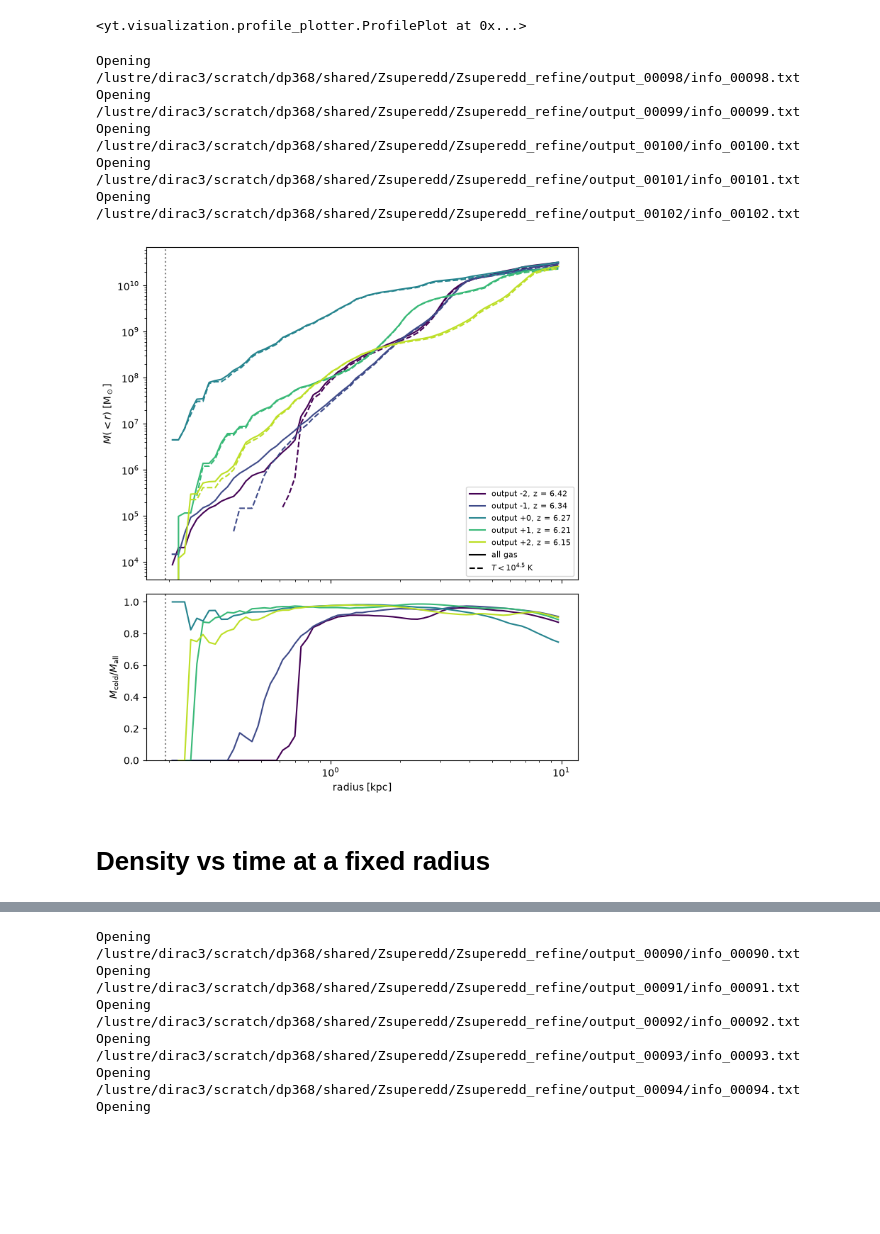
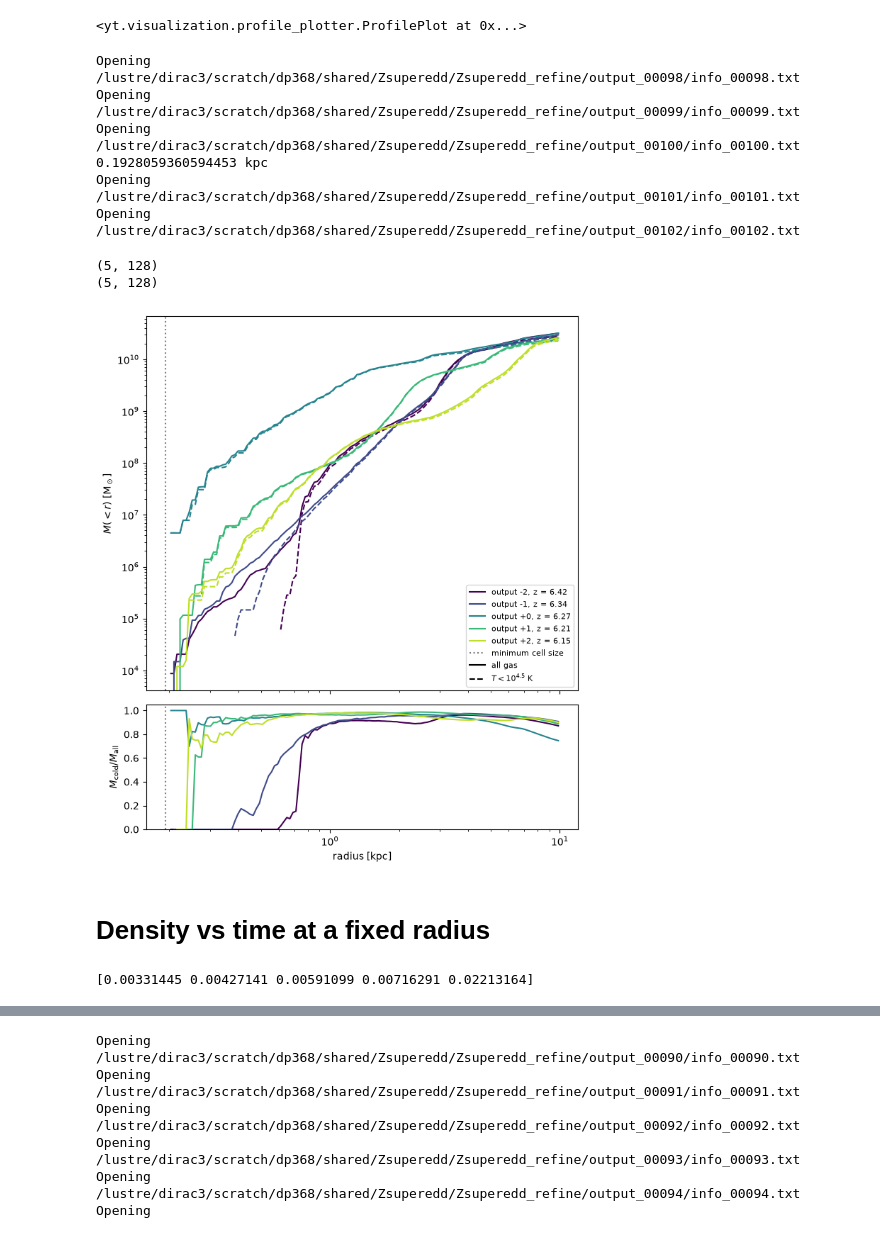
Before and after one commit to OrcaSKang/super-eddington, a Jupyter notebook: density_and_phase.ipynb, the cells around one changed output, grey strips where cells are left out. Cells and saved outputs as stored; diff of their text form; code cells hidden in the pictures; blank space fills up the shorter version.

Commit message:
only with cold gas

```diff
--- a/density_and_phase.ipynb
+++ b/density_and_phase.ipynb
@@ -43,0 +46,11 @@ cr = ds.cut_region(sp, ["obj['gas', 'temperature'] < 10 ** 4.5"])
+# %%
+# Load timeseries for most massive black hole
+ts=hf.SinkDataLoader(df,sinkid=target_sink)
+
+index = np.argmin(np.abs(ts.data["z"] - ds.current_redshift))
+# %%
+bondi = ts.data["Rb"][index]
+bhl = ts.data["Rbhl"][index]
+
+print(bondi)
+print(bhl)
@@ -199,10 +246,13 @@ Opening /lustre/dirac3/scratch/dp368/shared/Zsuperedd/Zsuperedd_refine/output_00
 <yt.visualization.profile_plotter.ProfilePlot at 0x...>
 # %%
 outputs = range(output - 2, output + 3)
-kw = dict(weight_field=None, accumulation=True,
+kw = dict(weight_field=None,
           units={("index","radius"): "kpc"},
+          accumulation=True,
           extrema={("index","radius"): ((0.2,'kpc'), (10,'kpc'))},
-          n_bins=64, logs={("index","radius"): True})
+          n_bins=128, logs={("index","radius"): True})
+
+r_bins = None
 
 r_list, Mcold_list, Mall_list, labels = [], [], [], []
 for out in outputs:
@@ -214,41 +264,58 @@ for out in outputs:
     sp = ds.sphere(c, (10, 'kpc'))
     cr = sp.cut_region(["obj['gas','temperature'] < 10**4.5"])
 
-    p_cold = yt.create_profile(cr, [("index","radius")], [("gas","mass")], **kw)
-    p_all  = yt.create_profile(sp, [("index","radius")], [("gas","mass")], **kw)
+    if r_bins is None:
+        p_all  = yt.create_profile(sp, [("index","radius")], [("gas","mass")], **kw)
+        r_bins = p_all.x_bins
+    else:
+        p_all  = yt.create_profile(sp, [("index","radius")], [("gas","mass")], override_bins={("index", "radius"): r_bins}, **kw)
+
+    p_cold = yt.create_profile(cr, [("index","radius")], [("gas","mass")], override_bins={("index", "radius"): r_bins}, **kw)
 
     r_list.append(p_all.x.to('kpc').value)
     Mcold_list.append(p_cold[("gas","mass")].to('Msun').value)
     Mall_list.append(p_all[("gas","mass")].to('Msun').value)
     labels.append(f'output {out - output:+d}, z = {ds.current_redshift:.2f}')
+
+    if out == output:
+        dx = cr.index.get_smallest_dx().to("kpc").min()
+        print(dx)
 # %% [output]
 Opening /lustre/dirac3/scratch/dp368/shared/Zsuperedd/Zsuperedd_refine/output_00098/info_00098.txt
 Opening /lustre/dirac3/scratch/dp368/shared/Zsuperedd/Zsuperedd_refine/output_00099/info_00099.txt
 Opening /lustre/dirac3/scratch/dp368/shared/Zsuperedd/Zsuperedd_refine/output_00100/info_00100.txt
+0.1928059360594453 kpc
 Opening /lustre/dirac3/scratch/dp368/shared/Zsuperedd/Zsuperedd_refine/output_00101/info_00101.txt
 Opening /lustre/dirac3/scratch/dp368/shared/Zsuperedd/Zsuperedd_refine/output_00102/info_00102.txt
+# %%
+print(np.shape(r_list))
+print(np.shape(Mcold_list))
+# %% [output]
+(5, 128)
+(5, 128)
 # %%
-fig, ax = plt.subplots(2, 1, sharex=True, figsize=(7, 8), gridspec_kw={'height_ratios': [2, 1]})
+fig, ax = plt.subplots(2, 1, sharex=True, figsize=(7, 8), height_ratios= [3, 1])
 cmap = plt.colormaps['viridis']
 colors = cmap(np.linspace(0, 0.9, len(labels)))
 
 for r, Mc, Ma, lab, col in zip(r_list, Mcold_list, Mall_list, labels, colors):
     ax[0].loglog(r, Ma, '-',  c=col, label=lab)
     ax[0].loglog(r, np.where(Mc > 0, Mc, np.nan), '--', c=col)
     ax[1].semilogx(r, np.where(Ma > 0, Mc / Ma, np.nan), '-', c=col)
 
 for a in ax:
-    a.axvline(0.193, ls=':', c='grey')
+    a.axvline(dx, ls=':', c='grey', label='minimum cell size')
 ax[0].set_ylabel(r'$M(<r)$ [M$_\odot$]')
 ax[0].plot([], [], 'k-',  label='all gas')
 ax[0].plot([], [], 'k--', label=r'$T < 10^{4.5}$ K')
 ax[0].legend(fontsize=8)
 ax[1].set_ylabel(r'$M_{\rm cold}/M_{\rm all}$')
 ax[1].set_ylim(0, 1.05)
 ax[1].set_xlabel('radius [kpc]')
 plt.tight_layout();
+# plt.savefig("fig/density_plot/ratio_cold_all_1_2");
 # %% [output]
-[figure, old version]
+[figure, new version]
 # %% [markdown]
 # Density vs time at a fixed radius
 # %%
@@ -261,6 +328,13 @@ snap_t   = np.array([float(t) for t in time['time']])
 snap_out = np.array([int(o) for o in time['output']])
 
 mask = (snap_out >= output - 10) & (snap_out <= output + 10)
+# %%
+t_gyr  = np.asarray(ts.data["time"])
+dt_myr = np.diff(t_gyr) * 1e3
+
+print(np.percentile(dt_myr, [1, 25, 50, 75, 99]))
+# %% [output]
+[0.00331445 0.00427141 0.00591099 0.00716291 0.02213164]
 # %%
 r0  = 1.0
 dr  = 0.5
```
Also changed, not shown: parts of 12 cells of this notebook, 1 other file.
